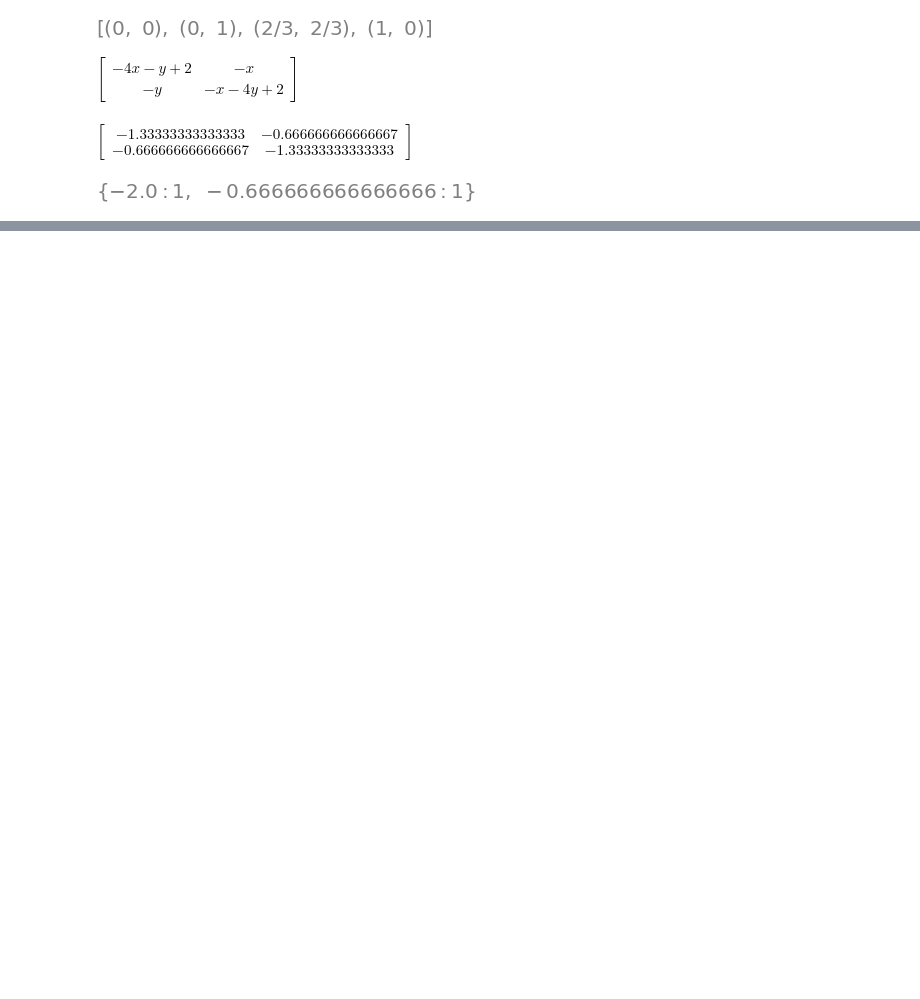
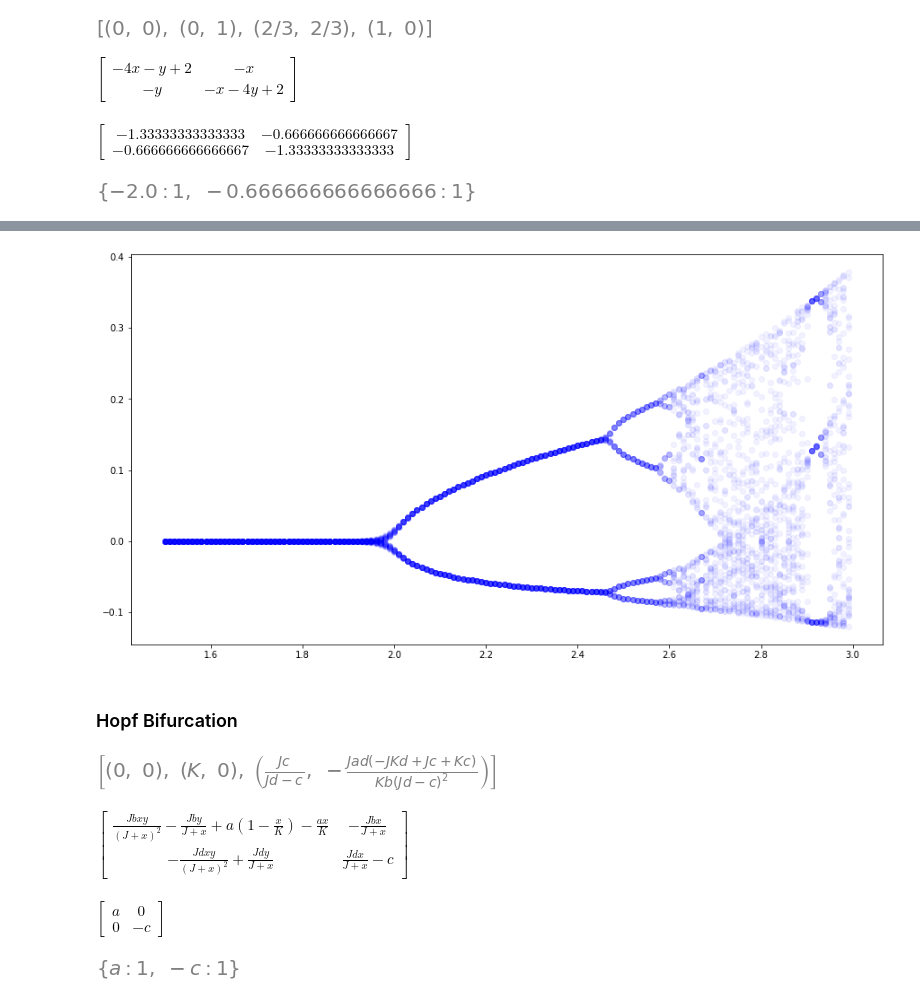
Before and after one commit to grantaguinaldo/ssie, a Jupyter notebook: ssie523/SSIE-523-Exam-1-Starter-Code.ipynb, the cells around one changed output, grey strips where cells are left out. Saved outputs shown, nothing was run; the diff lists cells and outputs as text; code cells hidden in the pictures; blank space fills up the shorter version.

Commit message:
added hopf code to exam review

```diff
--- a/ssie523/SSIE-523-Exam-1-Starter-Code.ipynb
+++ b/ssie523/SSIE-523-Exam-1-Starter-Code.ipynb
@@ -464,0 +490,18 @@ J_eq.eigenvals()
+# %%
+aresult = []
+xresult = []
+for a in np.arange(1.5, 3, 0.01):
+    x = 0.1
+    for t in range(50):
+        x = f(x)
+    for t in range(50):
+        x = f(x)
+        aresult.append(a)
+        xresult.append(x)
+plt.figure(figsize=(15,8))
+plt.plot(aresult, xresult, 'bo', alpha=0.05)
+plt.show()
+# %% [output]
+[figure, added]
+# %% [markdown]
+### Hopf Bifurcation
@@ -464,0 +512,20 @@ J_eq.eigenvals()
+# %%
+eq = solve([xdot, ydot], (x, y))
+eq
+# %% [output]
+[figure, added]
+# %%
+J = Matrix([[xdot.diff(x), xdot.diff(y)],
+            [ydot.diff(x), ydot.diff(y)]])
+J
+# %% [output]
+$\displaystyle \left[\begin{matrix}\frac{J b x y}{\left(J + x\right)^{2}} - \frac{J b y}{J + x} + a \left(1 - \frac{x}{K}\right) - \frac{a x}{K} & - \frac{J b x}{J + x}\\- \frac{J d x y}{\left(J + x\right)^{2}} + \frac{J d y}{J + x} & \frac{J d x}{J + x} - c\end{matrix}\right]$
+# %%
+J_eq0 = J.subs([(x, 0), (y, 0)])
+J_eq0
+# %% [output]
+$\displaystyle \left[\begin{matrix}a & 0\\0 & - c\end{matrix}\right]$
+# %%
+J_eq0.eigenvals()
+# %% [output]
+[figure, added]
```
Also changed, not shown: parts of 5 cells of this notebook, 1 other file.
